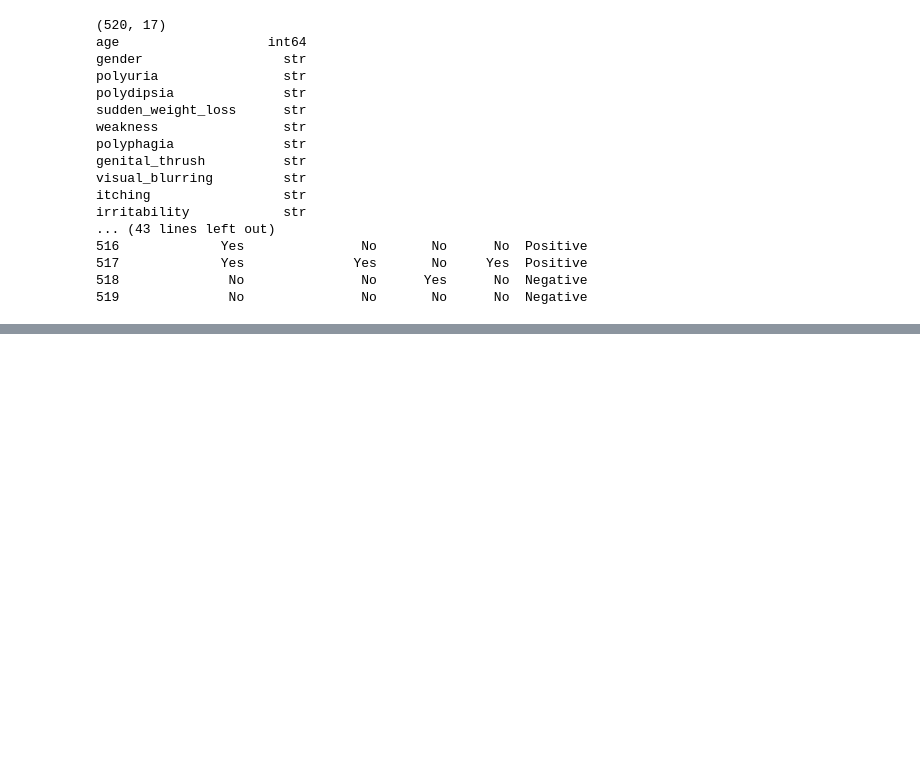
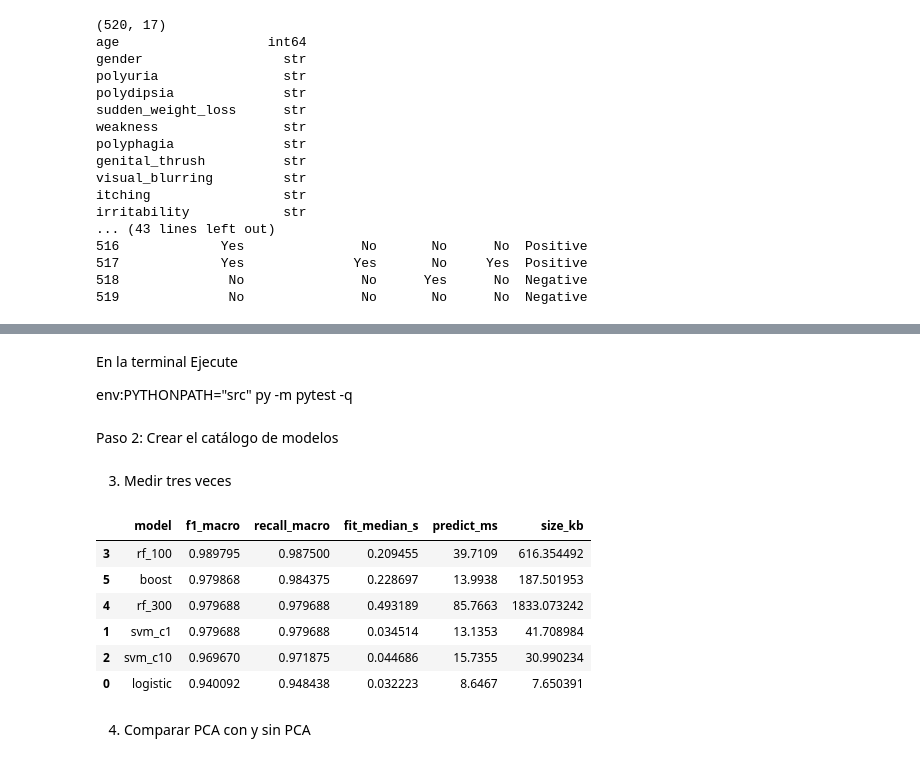
Before and after one commit to kendyb18-dotcom/Ciencia-de-Datos-II, a Jupyter notebook: Unidad I/Ejercicio 02/notebooks/ejercicio_02.ipynb, the cells around one changed output, grey strips where cells are left out. Saved outputs shown, nothing was run; the diff lists cells and outputs as text; code cells hidden in the pictures; blank space fills up the shorter version.

```diff
--- a/Unidad I/Ejercicio 02/notebooks/ejercicio_02.ipynb
+++ b/Unidad I/Ejercicio 02/notebooks/ejercicio_02.ipynb
@@ -26,0 +149,7 @@ irritability            str
+# %% [markdown]
+En la terminal Ejecute
+
+env:PYTHONPATH="src"
+py -m pytest -q
+# %% [markdown]
+Paso 2: Crear el catálogo de modelos
@@ -26,0 +170,52 @@ irritability            str
+# %% [markdown]
+3. Medir tres veces
+# %%
+import warnings
+warnings.filterwarnings("ignore")
+
+from time import perf_counter
+from pathlib import Path
+import joblib, numpy as np, pandas as pd
+from sklearn.metrics import f1_score, recall_score
+
+# Usamos ../ para salir de la carpeta notebooks y guardar en la raíz
+out_dir = Path("../reports/models")
+out_dir.mkdir(parents=True, exist_ok=True)
+
+rows = []
+for name, model in models.items():
+    fit_times = []
+    for repetition in range(3):
+        start = perf_counter()
+        model.fit(Xtr, ytr)
+        fit_times.append(perf_counter() - start)
+
+    start = perf_counter()
+    pred = model.predict(Xte)
+    predict_ms = (perf_counter() - start) * 1000
+
+    # Guardamos el modelo en la nueva ruta
+    path = out_dir / f"{name}.joblib"
+    joblib.dump(model, path)
+
+    rows.append({
+        "model": name,
+        "f1_macro": f1_score(yte, pred, average="macro"),
+        "recall_macro": recall_score(yte, pred, average="macro"),
+        "fit_median_s": np.median(fit_times),
+        "predict_ms": predict_ms,
+        "size_kb": path.stat().st_size / 1024
+    })
+
+results = pd.DataFrame(rows)
+display(results.sort_values("f1_macro", ascending=False))
+# %% [output]
+|  | model | f1_macro | recall_macro | fit_median_s | predict_ms | size_kb |
+| 3 | rf_100 | 0.989795 | 0.987500 | 0.209455 | 39.7109 | 616.354492 |
+| 5 | boost | 0.979868 | 0.984375 | 0.228697 | 13.9938 | 187.501953 |
+| 4 | rf_300 | 0.979688 | 0.979688 | 0.493189 | 85.7663 | 1833.073242 |
+| 1 | svm_c1 | 0.979688 | 0.979688 | 0.034514 | 13.1353 | 41.708984 |
+| 2 | svm_c10 | 0.969670 | 0.971875 | 0.044686 | 15.7355 | 30.990234 |
+| 0 | logistic | 0.940092 | 0.948438 | 0.032223 | 8.6467 | 7.650391 |
+# %% [markdown]
+4. Comparar PCA con y sin PCA
```
Also changed, not shown: parts of 19 cells of this notebook, 10 other files.
